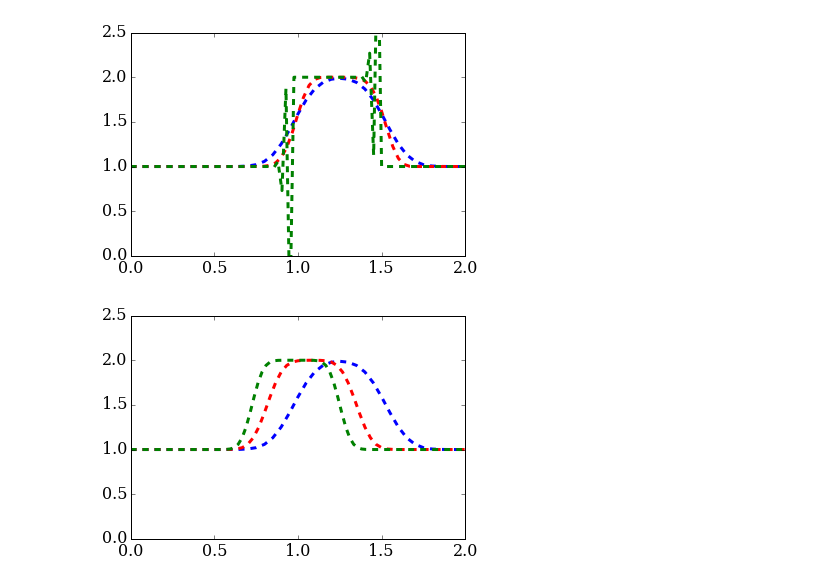
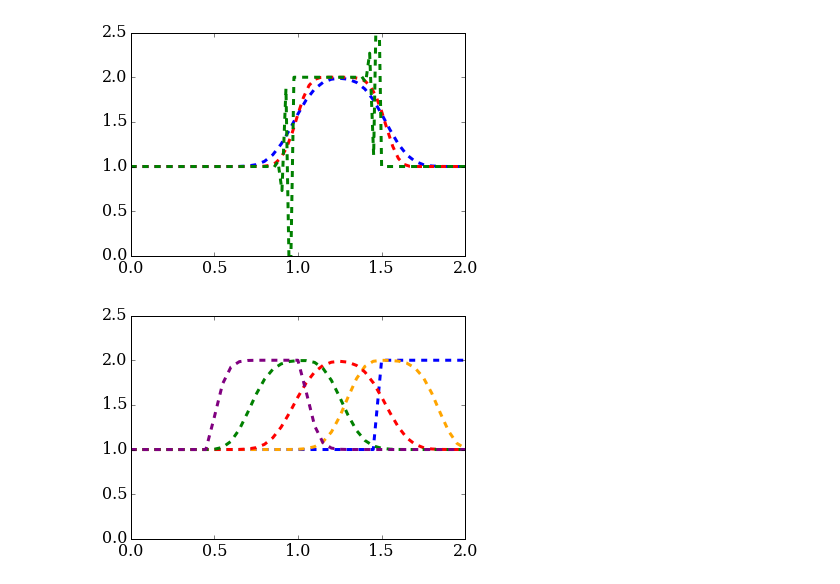
Before and after one commit to croberts94/MAE6286, a Jupyter notebook: Notebooks/2_SpaceandTime/ConnorRoberts_02_02_CFLCondition.ipynb, the cells around one changed output. Cells and saved outputs as stored; diff of their text form; code cells hidden in the pictures.

```diff
--- a/Notebooks/2_SpaceandTime/ConnorRoberts_02_02_CFLCondition.ipynb
+++ b/Notebooks/2_SpaceandTime/ConnorRoberts_02_02_CFLCondition.ipynb
@@ -61,7 +61,7 @@ linearconv1(85, 'green') #convection using 85 grid points
 # %% [output]
 [figure]
 # %%
-def linearconv(nx, clr):
+def linearconv(nx, clr, sigma):
     """Solve the linear convection equation.
 
     Solves the equation d_t u + c d_x u = 0 where
@@ -86,15 +86,15 @@ def linearconv(nx, clr):
     dx = 2/(nx-1)
     nt = 20
     c = 1
-    sigma = .5
+    #sigma = .5
     x = np.linspace(0,2,nx)
 
     dt = sigma*dx
 
-    u = numpy.ones(nx)
+    u = np.ones(nx)
     lbound = np.where(x >= 0.5)
     ubound = np.where(x <= 1)
-    u[numpy.intersect1d(lbound, ubound)]=2
+    u[np.intersect1d(lbound, ubound)]=2
 
     un = np.ones(nx)
 
@@ -107,11 +107,13 @@ def linearconv(nx, clr):
     pyplot.plot(x, u, color = clr, ls='--', lw=3)
     pyplot.ylim(0,2.5);
 # %%
-linearconv(41, 'blue') #convection using 41 grid points
-linearconv(61, 'red') #convection using 61 grid points
-linearconv(85, 'green') #convection using 85 grid points
+linearconv(41, 'blue', 1) #convection using 41 grid points
+linearconv(41, 'orange', 0.8) #convection using 61 grid points
+linearconv(41, 'red', 0.5) #convection using 61 grid points
+linearconv(41, 'green', 0.25) #convection using 85 grid points
+linearconv(41, 'purple', 0.05) #convection using 85 grid points
 # %% [output]
-[figure, old version]
+[figure, new version]
 # %%
 # Execute this cell to load the notebook's style sheet, then ignore it
 from IPython.core.display import HTML
```
Also changed, not shown: parts of 1 cell of this notebook, 1 other file.
